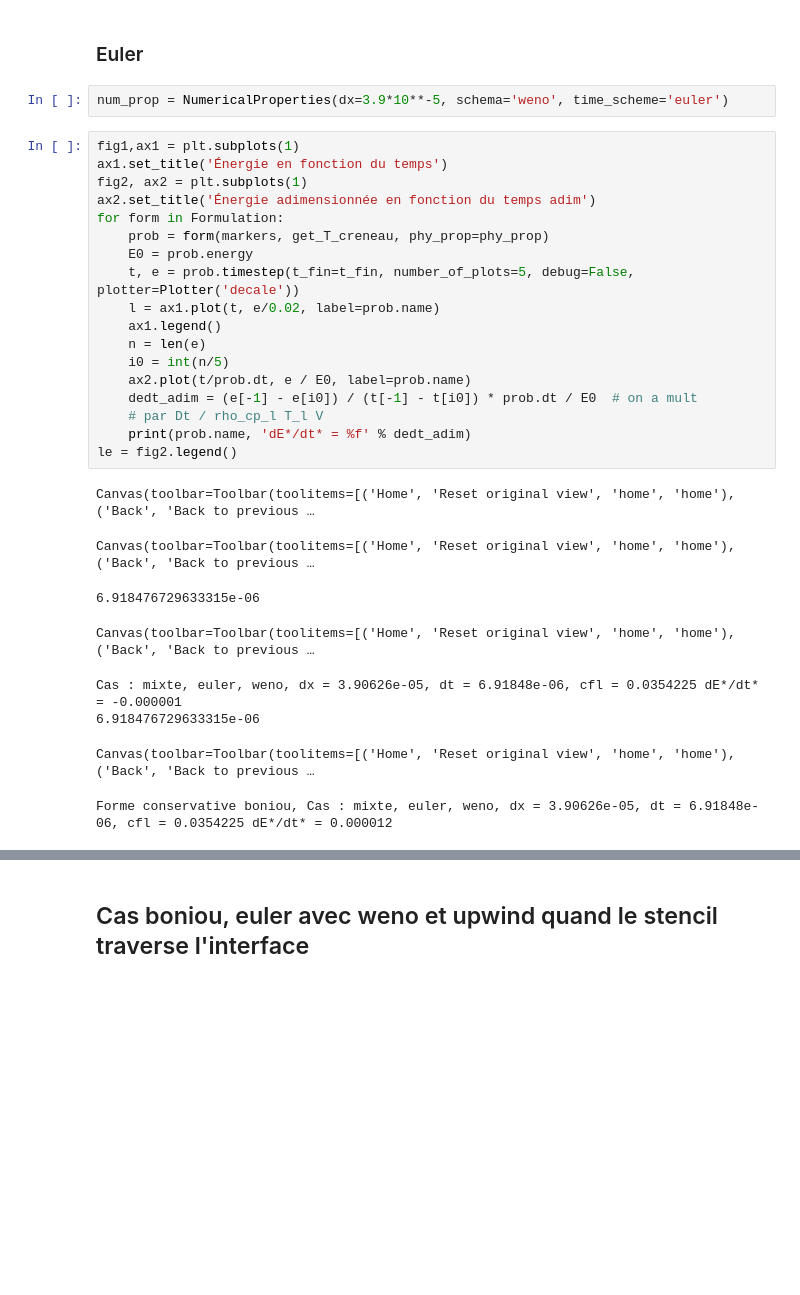
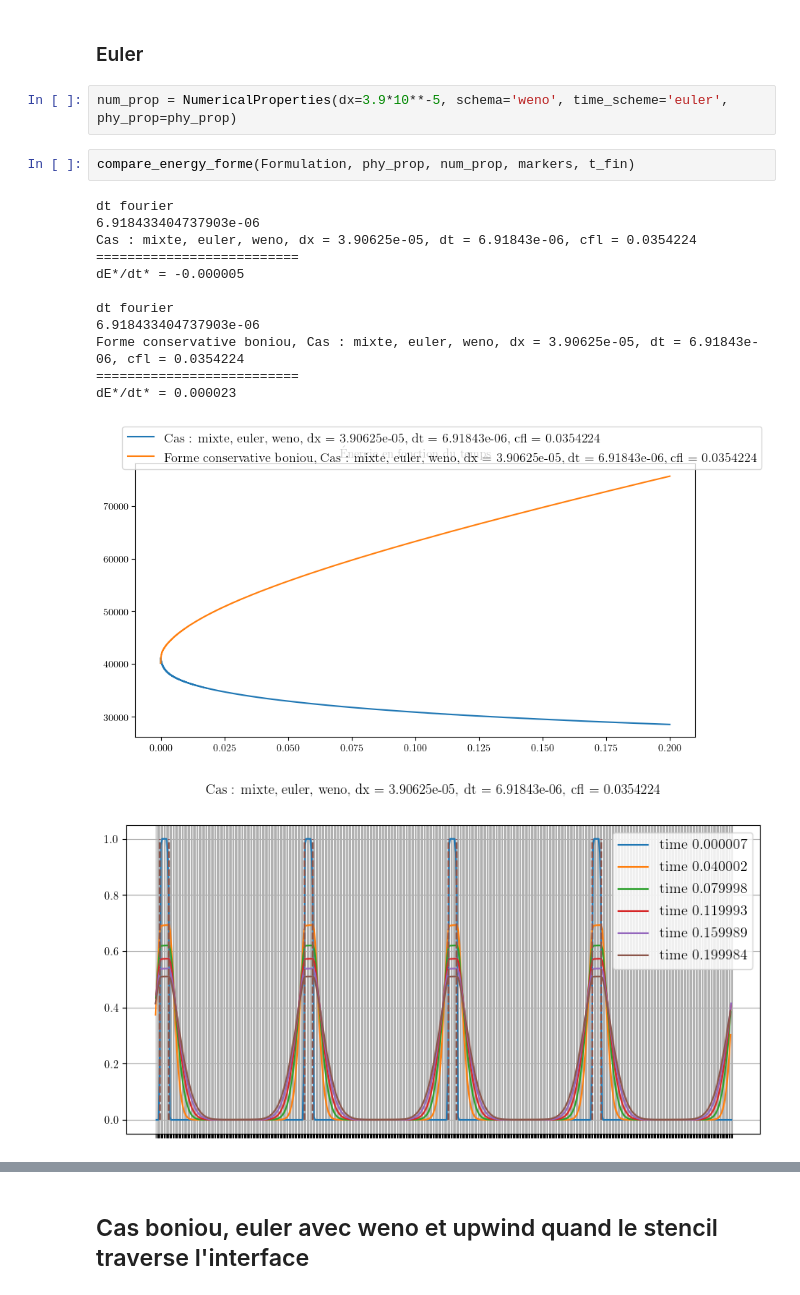
Before and after one commit to cea-trust-platform/FluidDyn, a Jupyter notebook: etudes/diffusion-convection-swarm_values_multi_bulles.ipynb, the cells around one changed output, grey strips where cells are left out. Cells and saved outputs as stored; diff of their text form; blank space fills up the shorter version.

```diff
--- a/etudes/diffusion-convection-swarm_values_multi_bulles.ipynb
+++ b/etudes/diffusion-convection-swarm_values_multi_bulles.ipynb
@@ -64,31 +72,20 @@ Forme conservative boniou, Cas : mixte, rk4, weno, dx = 3.9e-05, dt = 6.89633e-0
 # %% [markdown]
 ### Euler
-# %%
-num_prop = NumericalProperties(dx=3.9*10**-5, schema='weno', time_scheme='euler')
+# %%
+num_prop = NumericalProperties(dx=3.9*10**-5, schema='weno', time_scheme='euler', phy_prop=phy_prop)
 # %%
-fig1,ax1 = plt.subplots(1)
-ax1.set_title('Énergie en fonction du temps')
-fig2, ax2 = plt.subplots(1)
-ax2.set_title('Énergie adimensionnée en fonction du temps adim')
-for form in Formulation:
-    prob = form(markers, get_T_creneau, phy_prop=phy_prop)
-    E0 = prob.energy
-    t, e = prob.timestep(t_fin=t_fin, number_of_plots=5, debug=False, plotter=Plotter('decale'))
-    l = ax1.plot(t, e/0.02, label=prob.name)
-    ax1.legend()
-    n = len(e)
-    i0 = int(n/5)
-    ax2.plot(t/prob.dt, e / E0, label=prob.name)
-    dedt_adim = (e[-1] - e[i0]) / (t[-1] - t[i0]) * prob.dt / E0  # on a mult
-    # par Dt / rho_cp_l T_l V
-    print(prob.name, 'dE*/dt* = %f' % dedt_adim)
-le = fig2.legend()
+compare_energy_forme(Formulation, phy_prop, num_prop, markers, t_fin)
 # %% [output]
-Canvas(toolbar=Toolbar(toolitems=[('Home', 'Reset original view', 'home', 'home'), ('Back', 'Back to previous …
+dt fourier
+6.918433404737903e-06
+Cas : mixte, euler, weno, dx = 3.90625e-05, dt = 6.91843e-06, cfl = 0.0354224
+==========================
+dE*/dt* = -0.000005
+
+dt fourier
+6.918433404737903e-06
+Forme conservative boniou, Cas : mixte, euler, weno, dx = 3.90625e-05, dt = 6.91843e-06, cfl = 0.0354224
+==========================
+dE*/dt* = 0.000023
-Canvas(toolbar=Toolbar(toolitems=[('Home', 'Reset original view', 'home', 'home'), ('Back', 'Back to previous …
-6.918476729633315e-06
-Canvas(toolbar=Toolbar(toolitems=[('Home', 'Reset original view', 'home', 'home'), ('Back', 'Back to previous …
-Cas : mixte, euler, weno, dx = 3.90626e-05, dt = 6.91848e-06, cfl = 0.0354225 dE*/dt* = -0.000001
-6.918476729633315e-06
-Canvas(toolbar=Toolbar(toolitems=[('Home', 'Reset original view', 'home', 'home'), ('Back', 'Back to previous …
-Forme conservative boniou, Cas : mixte, euler, weno, dx = 3.90626e-05, dt = 6.91848e-06, cfl = 0.0354225 dE*/dt* = 0.000012
+[figure, added]
+[figure, added]
```
Also changed, not shown: parts of 11 cells of this notebook, 2 other files.
